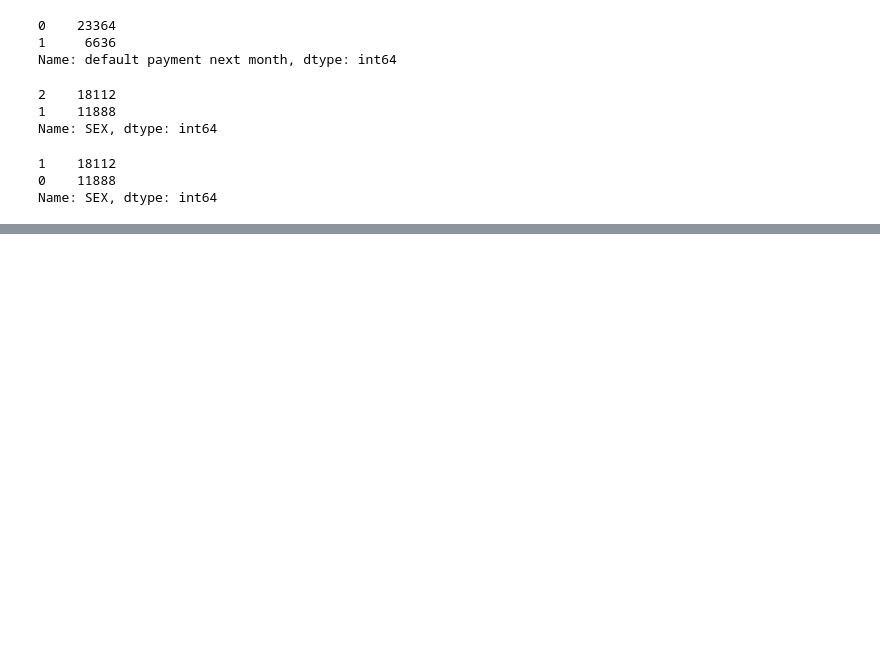
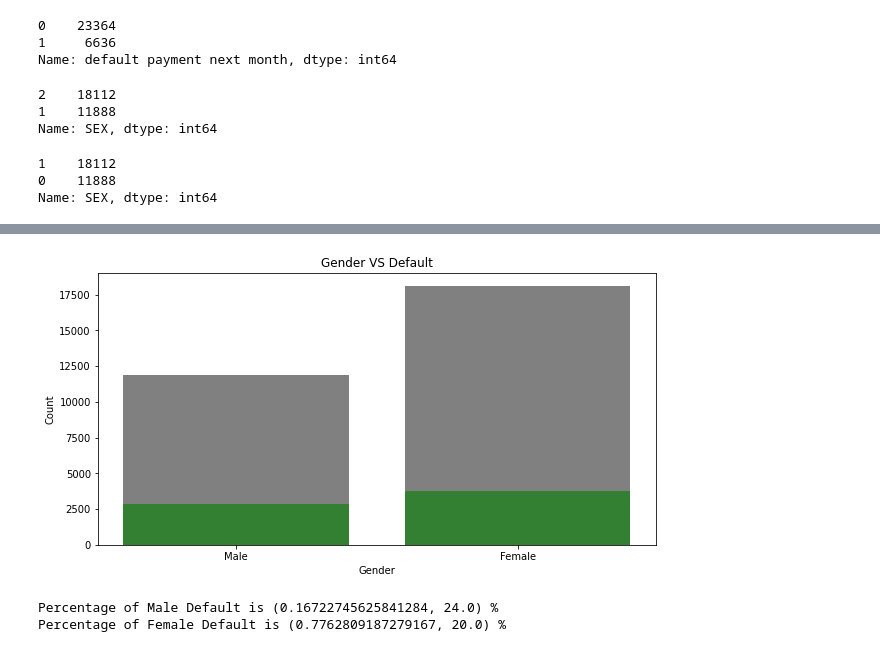
Before and after one commit to AnkitPatel745/Credit-Card-Default-Prediction-Capstone-Project, a Jupyter notebook: Credit_Card_Default_Prediction_Capstone_Project.ipynb, the cells around one changed output, grey strips where cells are left out. Saved outputs shown, nothing was run; the diff lists cells and outputs as text; code cells hidden in the pictures; blank space fills up the shorter version.

```diff
--- a/Credit_Card_Default_Prediction_Capstone_Project.ipynb
+++ b/Credit_Card_Default_Prediction_Capstone_Project.ipynb
@@ -336,0 +385,32 @@ Name: EDUCATION, dtype: int64
+# %%
+# Arranging or filtering the values for proper visualization
+# male = 0 , female = 1
+# preparing the vairable for the diagram
+
+GENDER_RANGE= [0,1]
+
+male= df['SEX'][df['SEX']==0].count()
+male_default = df['SEX'][(df['SEX']==0)&(df['default payment next month']==1)].count()
+
+female=df['SEX'][df['SEX']==1].count()
+female_default = df['SEX'][(df['SEX']==1)&(df['default payment next month']==1)].count()
+
+gender_total = [male,female]
+default_gender_total = [male_default,female_default]
+# %%
+## Plotting the bar plot between the gender and the default
+plt.figure(figsize=(10,5))
+plt.bar(GENDER_RANGE,gender_total, color='grey')
+plt.bar(GENDER_RANGE,default_gender_total, color='green',alpha = 0.6)
+plt.xticks([0,1],['Male','Female'])
+plt.title("Gender VS Default")
+plt.xlabel("Gender")
+plt.ylabel("Count")
+plt.show()
+
+calculate_percentage(male,male_default,"Male Default")
+calculate_percentage(female,female_default,"Female Default")
+# %% [output]
+[figure, added]
+Percentage of Male Default is (0.16722745625841284, 24.0) %
+Percentage of Female Default is (0.7762809187279167, 20.0) %
```
Also changed, not shown: parts of 13 cells of this notebook.
